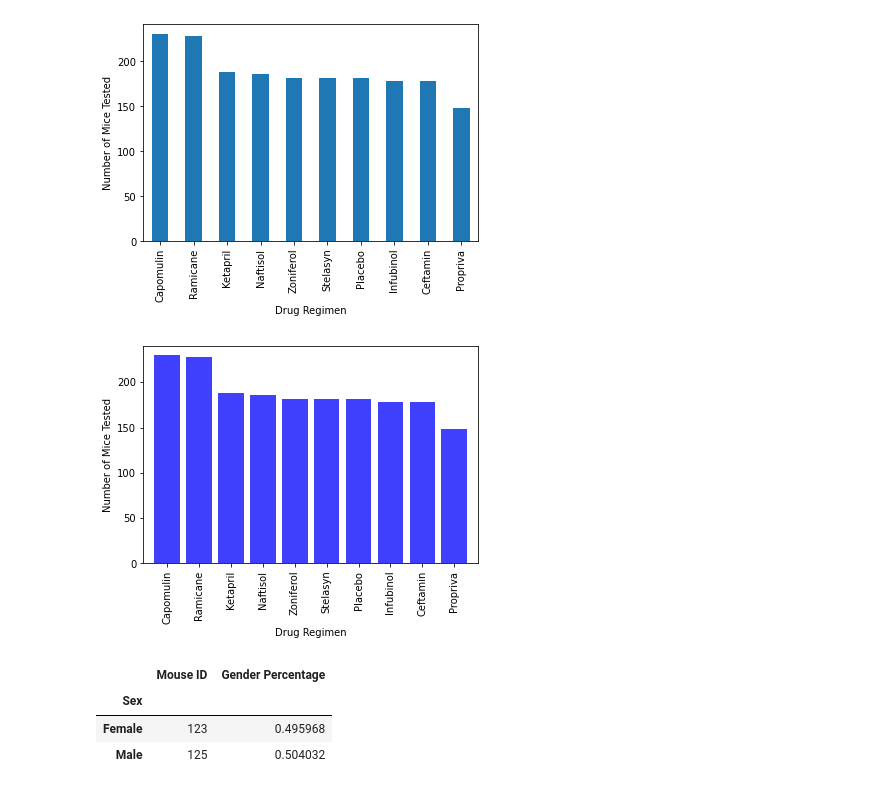
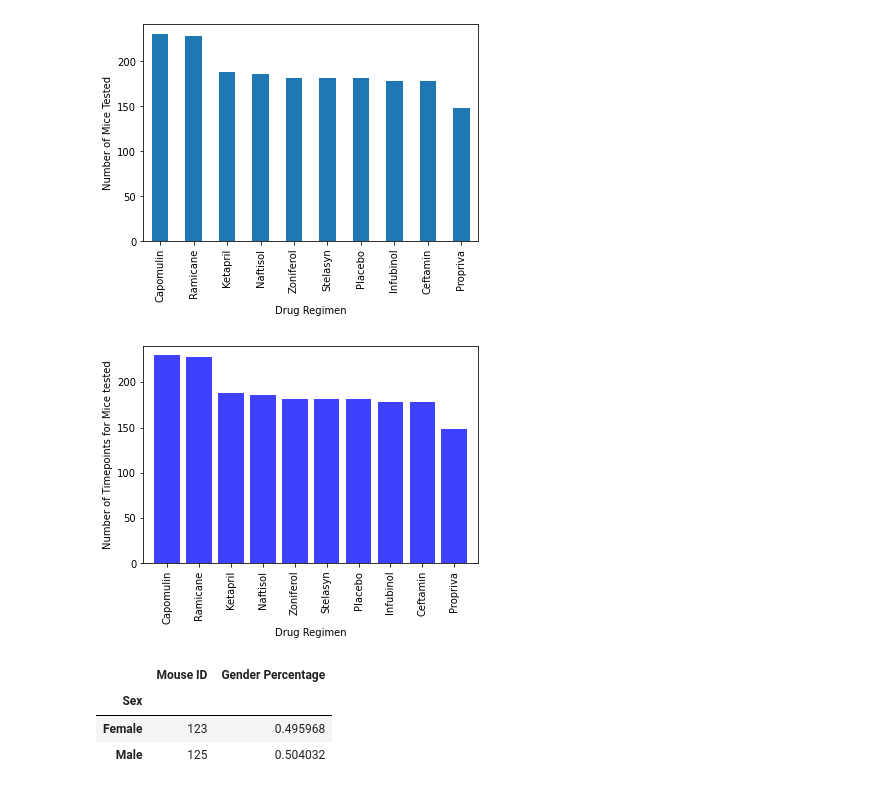
Before and after one commit to DasaSimo/Matplotlib-challenge, a Jupyter notebook: Pymaceuticals/pymaceuticals.ipynb, the cells around one changed output. Cells and saved outputs as stored; diff of their text form; code cells hidden in the pictures.

```diff
--- a/Pymaceuticals/pymaceuticals.ipynb
+++ b/Pymaceuticals/pymaceuticals.ipynb
@@ -286,16 +298,16 @@ Text(0, 0.5, 'Number of Mice Tested')
 # %%
 # Generate a bar plot showing the total number of timepoints for all mice tested for each drug regimen using pyplot.
 plt.xlabel("Drug Regimen")
-plt.ylabel("Number of Mice Tested")
+plt.ylabel("Number of Timepoints for Mice tested")
 
 plt.xlim(-0.75, len(mice_tested) -.25)
 plt.ylim(0, mice_tested.max() + 10)
 
 plt.bar(mice_tested.keys(), mice_tested, facecolor="blue", alpha=0.75, align="center",)
 plt.xticks(rotation=90)
 plt.show()
 # %% [output]
-[figure, old version]
+[figure, new version]
 # %%
 # Generate a pie plot showing the distribution of female versus male mice using Pandas
 mouseID_df = reset_data[["Mouse ID","Sex"]].drop_duplicates()
```
Also changed, not shown: parts of 5 cells of this notebook, 1 other file.
